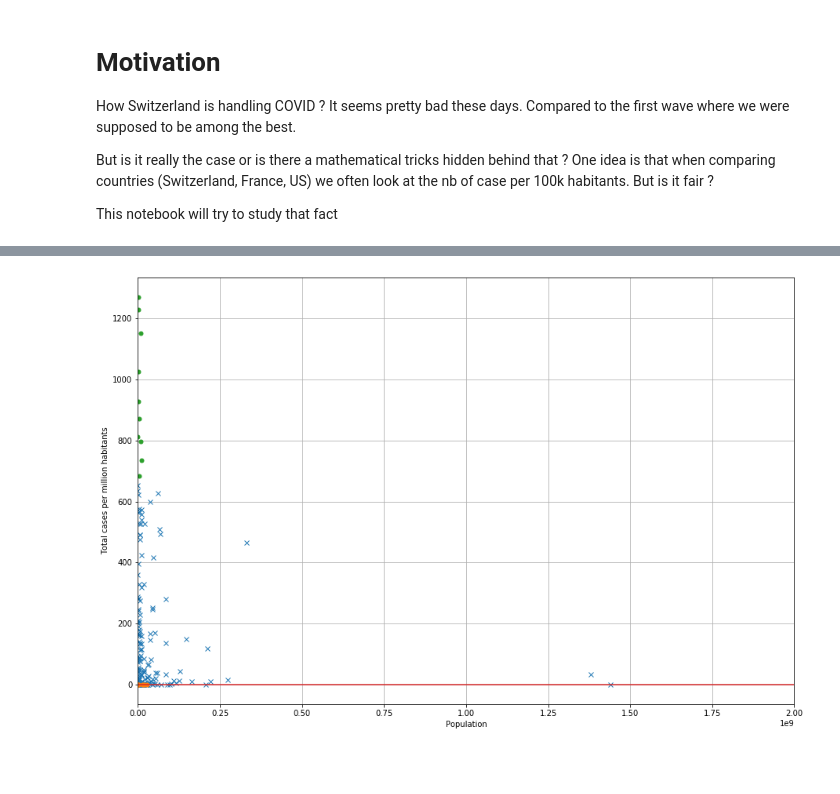
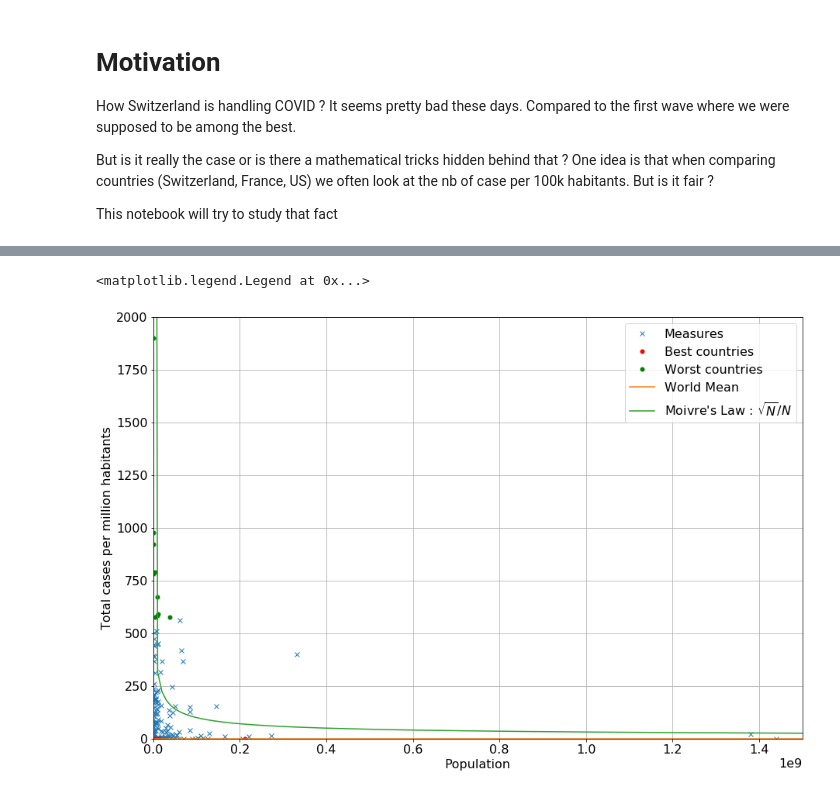
Before and after one commit to ArnaudPannatier/covid-law-of-large-numbers, a Jupyter notebook: covid-law-of-large-numbers.ipynb, the cells around one changed output, grey strips where cells are left out. Drawn from its saved outputs; the diff is of its cells as text; code cells hidden in the pictures; blank space fills up the shorter version.

Commit message:
Adding Moivre's Law to the mix.

```diff
--- a/covid-law-of-large-numbers.ipynb
+++ b/covid-law-of-large-numbers.ipynb
@@ -36,19 +61,31 @@ sorted_population = np.array([population[k] for k,v in sorted(total_cases.items(
 # %%
 import matplotlib.pyplot as plt
-
+plt.rcParams.update({'font.size': 16})
 
 mean = (sorted_case*sorted_population).mean()/sorted_population.sum()
 fig, ax = plt.subplots(figsize=(15,10))
 ax.plot(sorted_population[10:-10],sorted_case[10:-10], 'x')
-ax.plot(sorted_population[:10],sorted_case[:10], ".", markersize=10 )
-ax.plot(sorted_population[-10:],sorted_case[-10:], ".", markersize=10 )
+ax.plot(sorted_population[:10],sorted_case[:10], ".", color="red", markersize=10 )
+ax.plot(sorted_population[-10:],sorted_case[-10:], ".",color="green", markersize=10 )
 ax.plot([0,20e8], [mean,mean])
-ax.set_xlim([0, 20e8])
+
+
+th_x = np.linspace(10000, 20e8, 200)
+th_y = np.sqrt(th_x)/th_x*1e6
+
+ax.plot(th_x,th_y)
+
+ax.set_xlim([0, 15e8])
+ax.set_ylim([0, 2000])
+
 
 
 ax.set_xlabel("Population")
 ax.set_ylabel("Total cases per million habitants")
 
 ax.grid()
+
+ax.legend(["Measures", "Best countries", "Worst countries", "World Mean", "Moivre's Law : $\sqrt{N} / N$"])
 # %% [output]
+<matplotlib.legend.Legend at 0x...>
-[figure, old version]
+[figure, new version]
```
Also changed, not shown: parts of 2 cells of this notebook.
